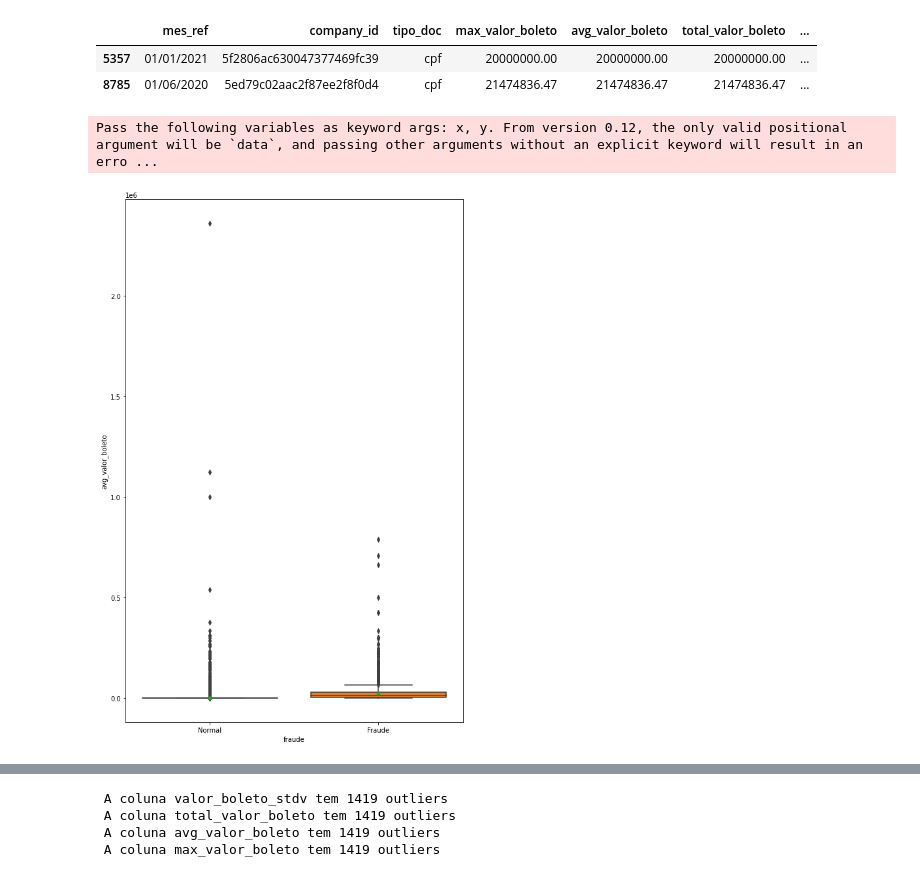
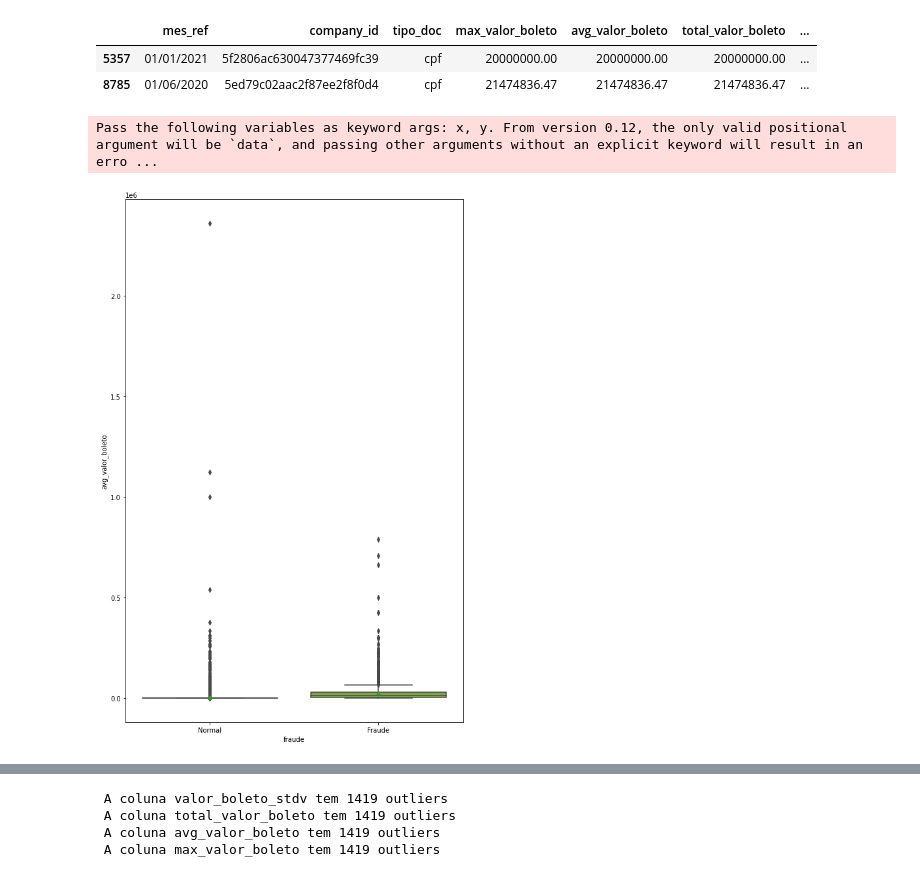
Before and after one commit to JuniorTorresMTJ/FraudBoleto, a Jupyter notebook: notebook/BoletoFraud.ipynb, the cells around one changed output, grey strips where cells are left out. Cells and saved outputs as stored; diff of their text form; code cells hidden in the pictures.

```diff
--- a/notebook/BoletoFraud.ipynb
+++ b/notebook/BoletoFraud.ipynb
@@ -290,9 +329,9 @@ df_boleto.query('avg_valor_boleto > 10000000.0')
 df_boleto = df_boleto.drop([5357, 8785])
 # %%
 fig , ax = plt.subplots(figsize=(8, 12), sharex=True)
-sns.boxplot(df_boleto.fraude, df_boleto.avg_valor_boleto, showmeans=True, ax=ax, orient='v')
+sns.boxplot(df_boleto.fraude, df_boleto.avg_valor_boleto, showmeans=True, ax=ax, orient='v', color= color[0])
 plt.xticks([0, 1],['Normal', 'Fraude'])
 plt.tight_layout();
 # %% [output]
 Pass the following variables as keyword args: x, y. From version 0.12, the only valid positional argument will be `data`, and passing other arguments without an explicit keyword will result in an erro ...
-[figure, old version]
+[figure, new version]
```
Also changed, not shown: parts of 51 cells of this notebook.
